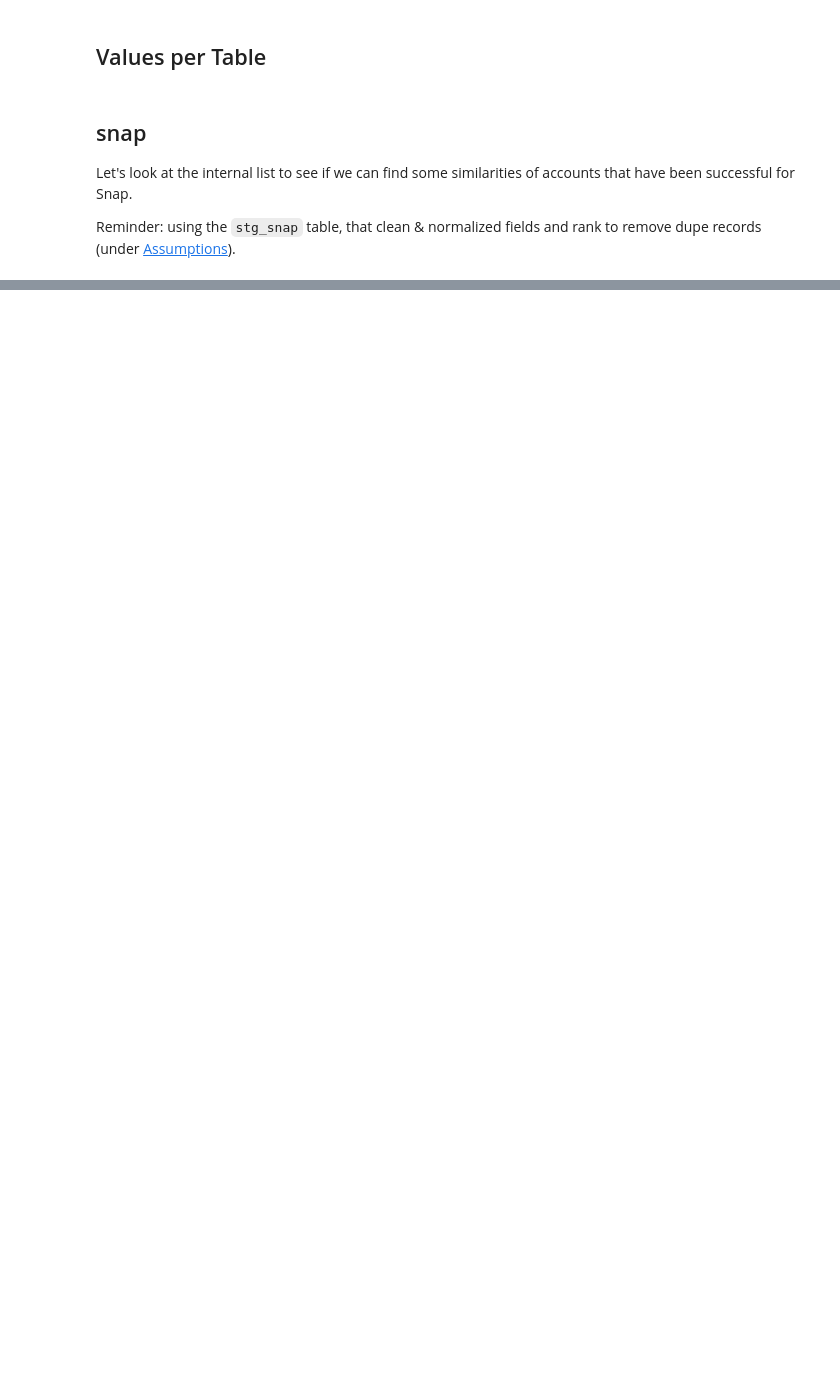
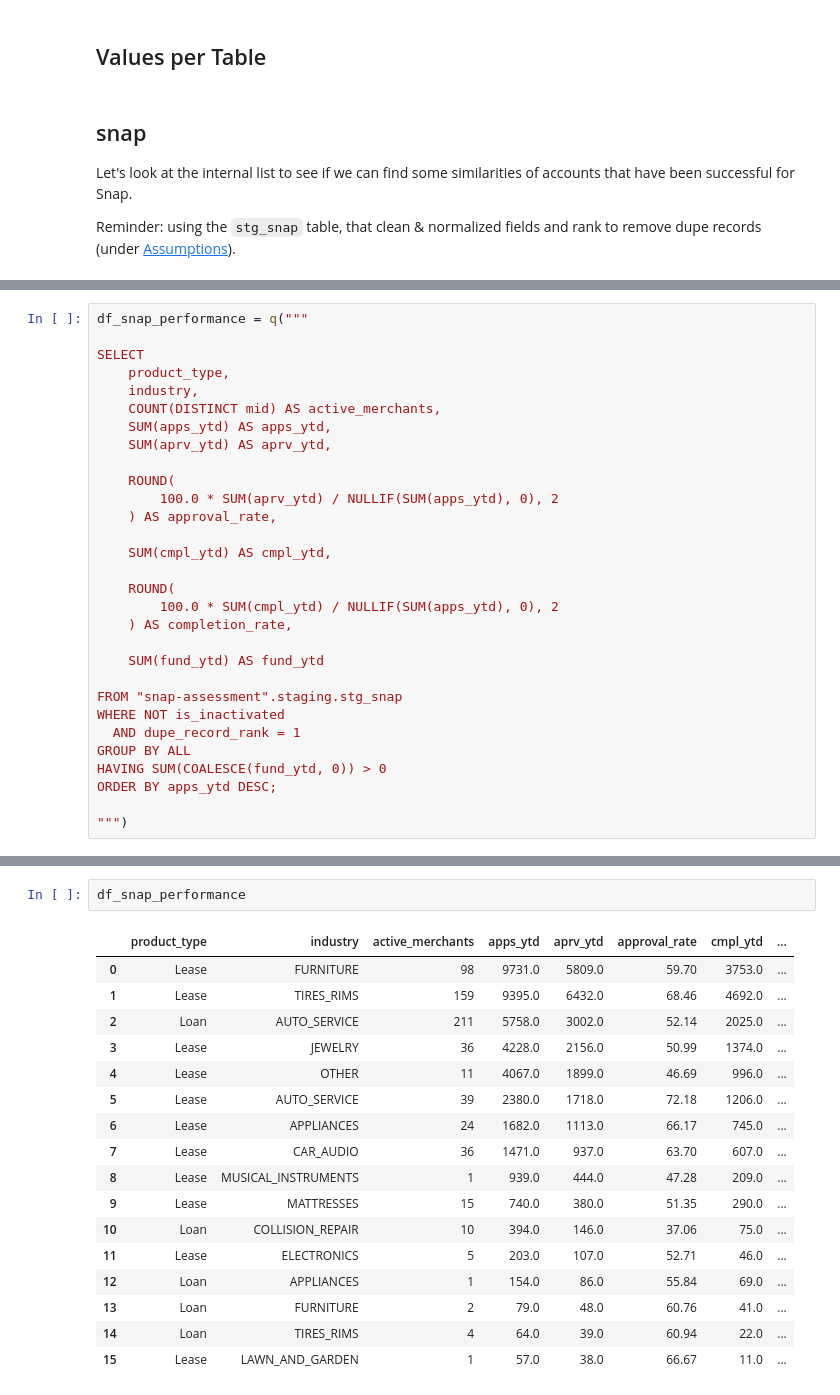
Before and after one commit to djf0512/snap-assessment, a Jupyter notebook: analysis/02_business_value.ipynb, the cells around one changed output, grey strips where cells are left out. Cells and saved outputs as stored; diff of their text form; blank space fills up the shorter version.

Commit message:
fix tables in jupyter notebooks

```diff
--- a/analysis/02_business_value.ipynb
+++ b/analysis/02_business_value.ipynb
@@ -137,0 +188,30 @@ Reminder: using the `stg_snap` table, that clean & normalized fields and rank to
+# %%
+df_snap_performance = q("""
+
+SELECT
+    product_type,
+    industry,
+    COUNT(DISTINCT mid) AS active_merchants,
+    SUM(apps_ytd) AS apps_ytd,
+    SUM(aprv_ytd) AS aprv_ytd,
+
+    ROUND(
+        100.0 * SUM(aprv_ytd) / NULLIF(SUM(apps_ytd), 0), 2
+    ) AS approval_rate,
+
+    SUM(cmpl_ytd) AS cmpl_ytd,
+
+    ROUND(
+        100.0 * SUM(cmpl_ytd) / NULLIF(SUM(apps_ytd), 0), 2
+    ) AS completion_rate,
+
+    SUM(fund_ytd) AS fund_ytd
+
+FROM "snap-assessment".staging.stg_snap
+WHERE NOT is_inactivated
+  AND dupe_record_rank = 1
+GROUP BY ALL
+HAVING SUM(COALESCE(fund_ytd, 0)) > 0
+ORDER BY apps_ytd DESC;
+
+""")
@@ -137,0 +274,20 @@ Reminder: using the `stg_snap` table, that clean & normalized fields and rank to
+# %%
+df_snap_performance
+# %% [output]
+|  | product_type | industry | active_merchants | apps_ytd | aprv_ytd | approval_rate | cmpl_ytd | ... |
+| 0 | Lease | FURNITURE | 98 | 9731.0 | 5809.0 | 59.70 | 3753.0 | ... |
+| 1 | Lease | TIRES_RIMS | 159 | 9395.0 | 6432.0 | 68.46 | 4692.0 | ... |
+| 2 | Loan | AUTO_SERVICE | 211 | 5758.0 | 3002.0 | 52.14 | 2025.0 | ... |
+| 3 | Lease | JEWELRY | 36 | 4228.0 | 2156.0 | 50.99 | 1374.0 | ... |
+| 4 | Lease | OTHER | 11 | 4067.0 | 1899.0 | 46.69 | 996.0 | ... |
+| 5 | Lease | AUTO_SERVICE | 39 | 2380.0 | 1718.0 | 72.18 | 1206.0 | ... |
+| 6 | Lease | APPLIANCES | 24 | 1682.0 | 1113.0 | 66.17 | 745.0 | ... |
+| 7 | Lease | CAR_AUDIO | 36 | 1471.0 | 937.0 | 63.70 | 607.0 | ... |
+| 8 | Lease | MUSICAL_INSTRUMENTS | 1 | 939.0 | 444.0 | 47.28 | 209.0 | ... |
+| 9 | Lease | MATTRESSES | 15 | 740.0 | 380.0 | 51.35 | 290.0 | ... |
+| 10 | Loan | COLLISION_REPAIR | 10 | 394.0 | 146.0 | 37.06 | 75.0 | ... |
+| 11 | Lease | ELECTRONICS | 5 | 203.0 | 107.0 | 52.71 | 46.0 | ... |
+| 12 | Loan | APPLIANCES | 1 | 154.0 | 86.0 | 55.84 | 69.0 | ... |
+| 13 | Loan | FURNITURE | 2 | 79.0 | 48.0 | 60.76 | 41.0 | ... |
+| 14 | Loan | TIRES_RIMS | 4 | 64.0 | 39.0 | 60.94 | 22.0 | ... |
+| 15 | Lease | LAWN_AND_GARDEN | 1 | 57.0 | 38.0 | 66.67 | 11.0 | ... |
```
Also changed, not shown: parts of 23 cells of this notebook, 1 other file.
